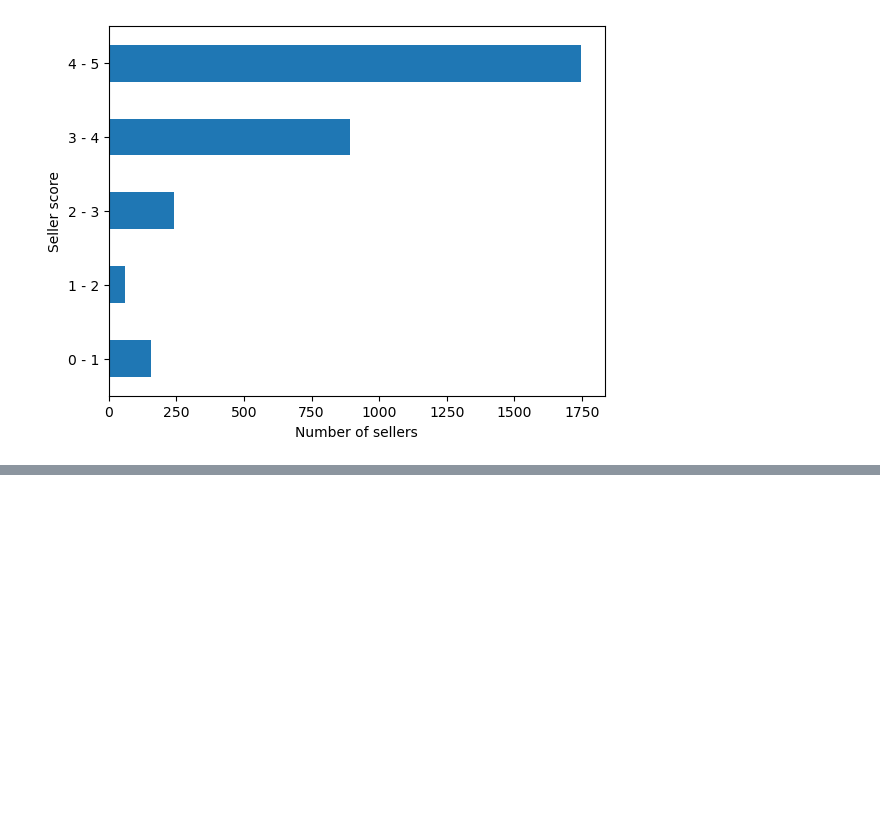
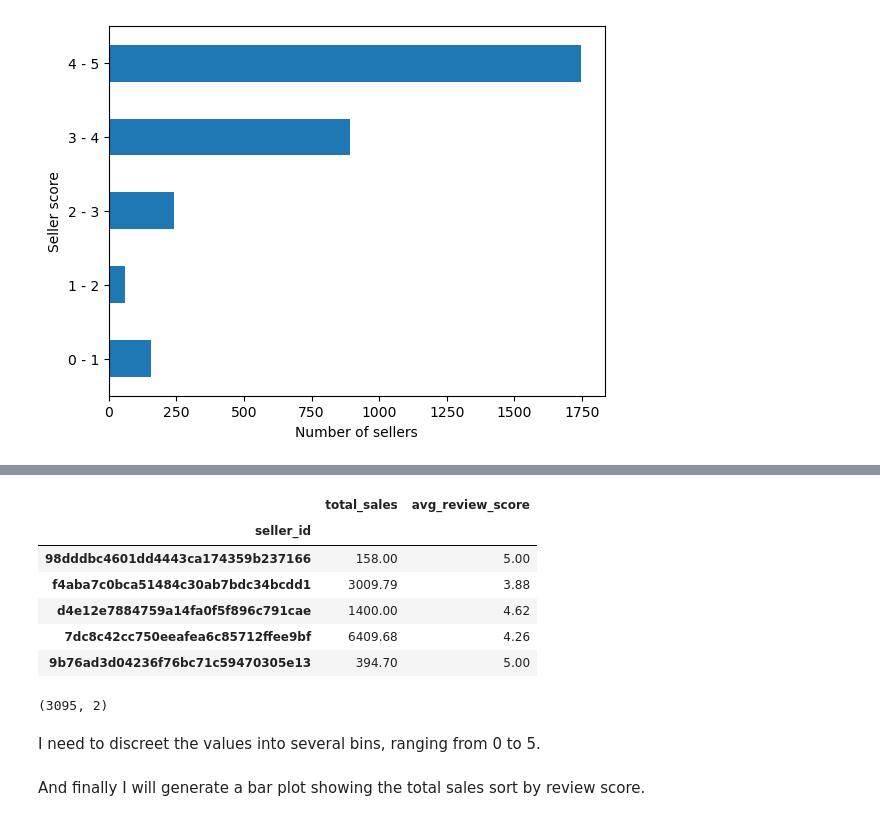
Before and after one commit to chusk2/git_, a Jupyter notebook: olist.ipynb, the cells around one changed output, grey strips where cells are left out. Saved outputs shown, nothing was run; the diff lists cells and outputs as text; code cells hidden in the pictures; blank space fills up the shorter version.

```diff
--- a/olist.ipynb
+++ b/olist.ipynb
@@ -575,0 +586,20 @@ total_revenue_by_score
+# %%
+seller_score_total_sales.rename(columns = {'price': 'total_sales', 'review_score' : 'avg_review_score'}, inplace=True)
+# %%
+seller_score_total_sales.sample(5)
+# %% [output]
+|  | total_sales | avg_review_score |
+| seller_id |  |  |
+| 98dddbc4601dd4443ca174359b237166 | 158.00 | 5.00 |
+| f4aba7c0bca51484c30ab7bdc34bcdd1 | 3009.79 | 3.88 |
+| d4e12e7884759a14fa0f5f896c791cae | 1400.00 | 4.62 |
+| 7dc8c42cc750eeafea6c85712ffee9bf | 6409.68 | 4.26 |
+| 9b76ad3d04236f76bc71c59470305e13 | 394.70 | 5.00 |
+# %%
+seller_score_total_sales.shape
+# %% [output]
+(3095, 2)
+# %% [markdown]
+I need to discreet the values into several bins, ranging from 0 to 5.
+# %% [markdown]
+And finally I will generate a bar plot showing the total sales sort by review score.
```
Also changed, not shown: parts of 31 cells of this notebook.
